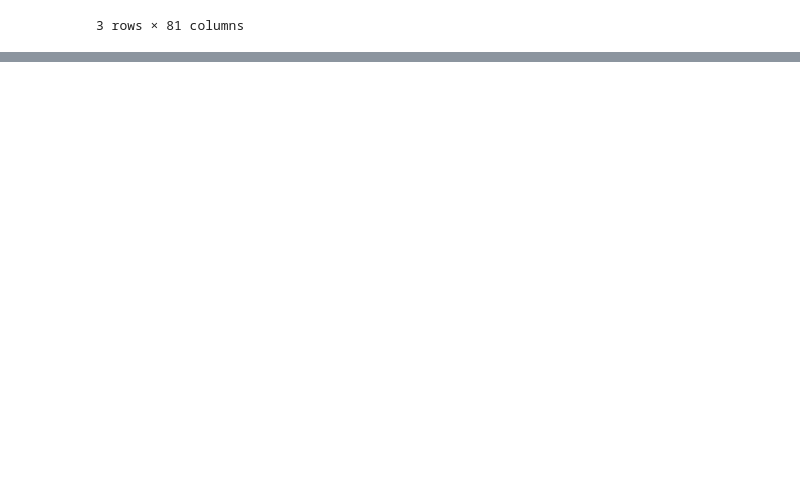
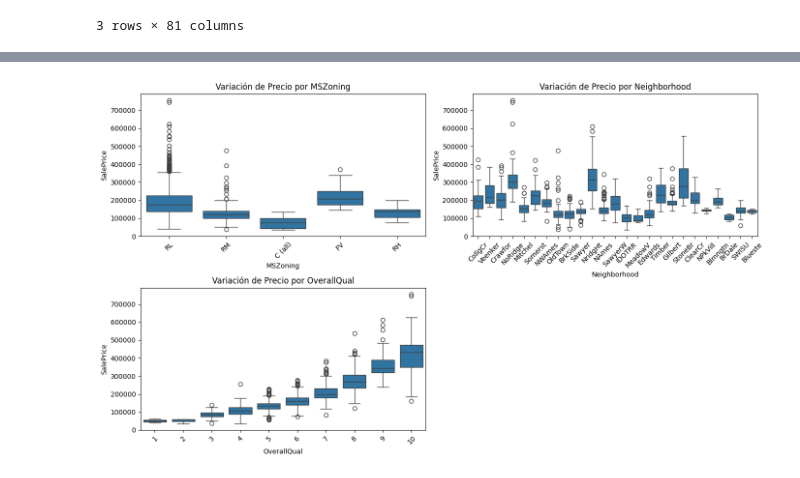
Before and after one commit to bl33h/housePricesRegression, a Jupyter notebook: housePricesRegression.ipynb, the cells around one changed output, grey strips where cells are left out. Drawn from its saved outputs; the diff is of its cells as text; code cells hidden in the pictures; blank space fills up the shorter version.

```diff
--- a/housePricesRegression.ipynb
+++ b/housePricesRegression.ipynb
@@ -23,0 +50,12 @@ df.head(3)
+# %%
+categorical_vars = ['MSZoning', 'Neighborhood', 'OverallQual']
+plt.figure(figsize=(14, 8))
+for i, var in enumerate(categorical_vars, 1):
+    plt.subplot(2, 2, i)
+    sns.boxplot(x=var, y='SalePrice', data=df)
+    plt.title(f'Variación de Precio por {var}')
+    plt.xticks(rotation=45)
+plt.tight_layout()
+plt.show()
+# %% [output]
+[figure, added]
```
Also changed, not shown: parts of 9 cells of this notebook.
